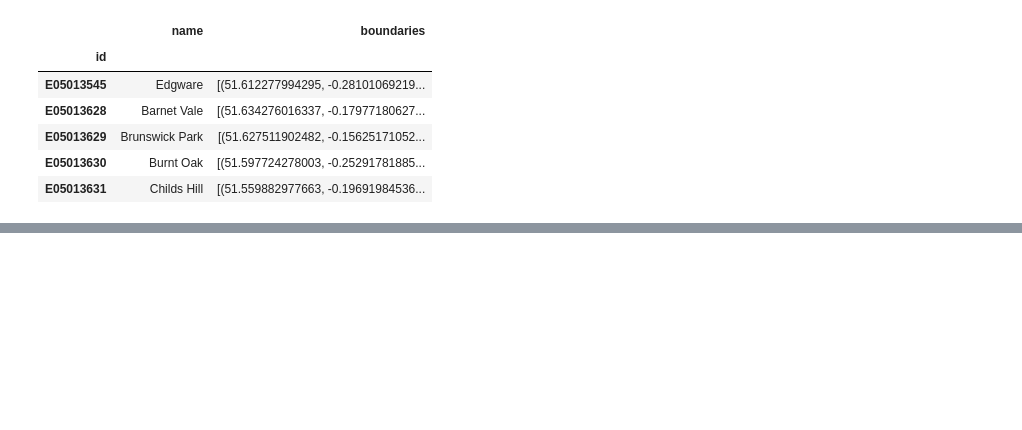
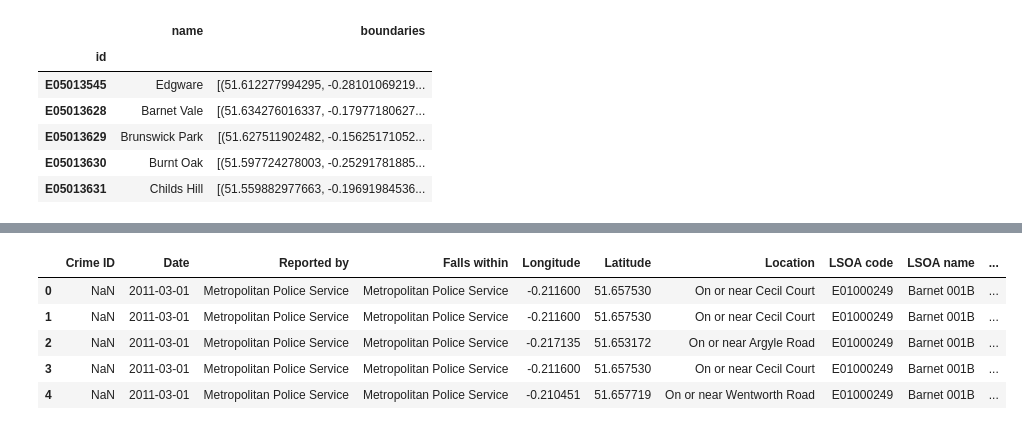
Before and after one commit to isavgt/JBG050-group11, a Jupyter notebook: data_cleaning.ipynb, the cells around one changed output, grey strips where cells are left out. Cells and saved outputs as stored; diff of their text form; code cells hidden in the pictures; blank space fills up the shorter version.

```diff
--- a/data_cleaning.ipynb
+++ b/data_cleaning.ipynb
@@ -169,0 +187,20 @@ m
+# %%
+# assign each crime from the filtered_df to a ward
+
+def get_ward(x):
+
+    for i in range(len(barnet_df)):
+        if x['Latitude'] >= min([d[0] for d in barnet_df['boundaries'][i]]) and x['Latitude'] <= max([d[0] for d in barnet_df['boundaries'][i]]) and x['Longitude'] >= min([d[1] for d in barnet_df['boundaries'][i]]) and x['Longitude'] <= max([d[1] for d in barnet_df['boundaries'][i]]):
+            return barnet_df['name'][i]
+
+filtered_df['Ward'] = filtered_df.apply(lambda x: get_ward(x), axis=1)
+
+
+filtered_df.head()
+# %% [output]
+|  | Crime ID | Date | Reported by | Falls within | Longitude | Latitude | Location | LSOA code | LSOA name | ... |
+| 0 | NaN | 2011-03-01 | Metropolitan Police Service | Metropolitan Police Service | -0.211600 | 51.657530 | On or near Cecil Court | E01000249 | Barnet 001B | ... |
+| 1 | NaN | 2011-03-01 | Metropolitan Police Service | Metropolitan Police Service | -0.211600 | 51.657530 | On or near Cecil Court | E01000249 | Barnet 001B | ... |
+| 2 | NaN | 2011-03-01 | Metropolitan Police Service | Metropolitan Police Service | -0.217135 | 51.653172 | On or near Argyle Road | E01000249 | Barnet 001B | ... |
+| 3 | NaN | 2011-03-01 | Metropolitan Police Service | Metropolitan Police Service | -0.211600 | 51.657530 | On or near Cecil Court | E01000249 | Barnet 001B | ... |
+| 4 | NaN | 2011-03-01 | Metropolitan Police Service | Metropolitan Police Service | -0.210451 | 51.657719 | On or near Wentworth Road | E01000249 | Barnet 001B | ... |
```
Also changed, not shown: parts of 4 cells of this notebook, 1 other file.
